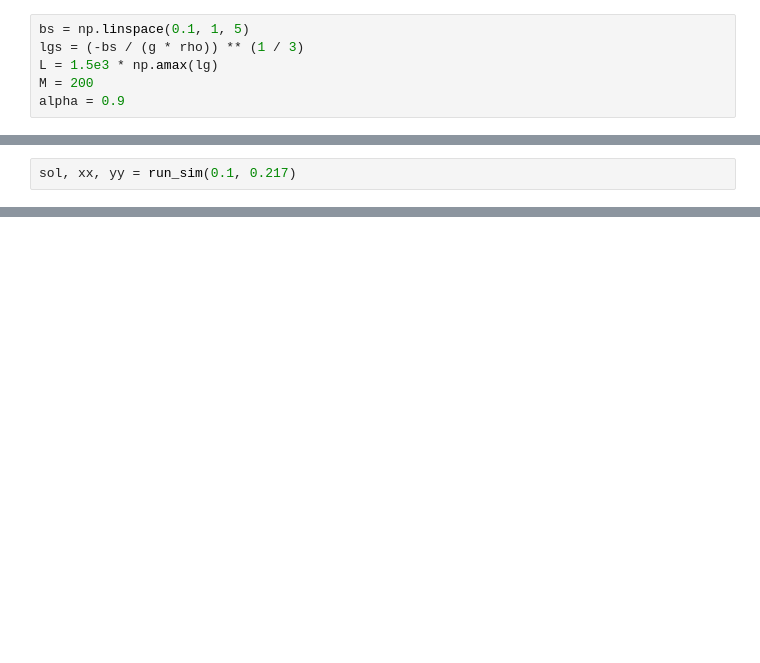
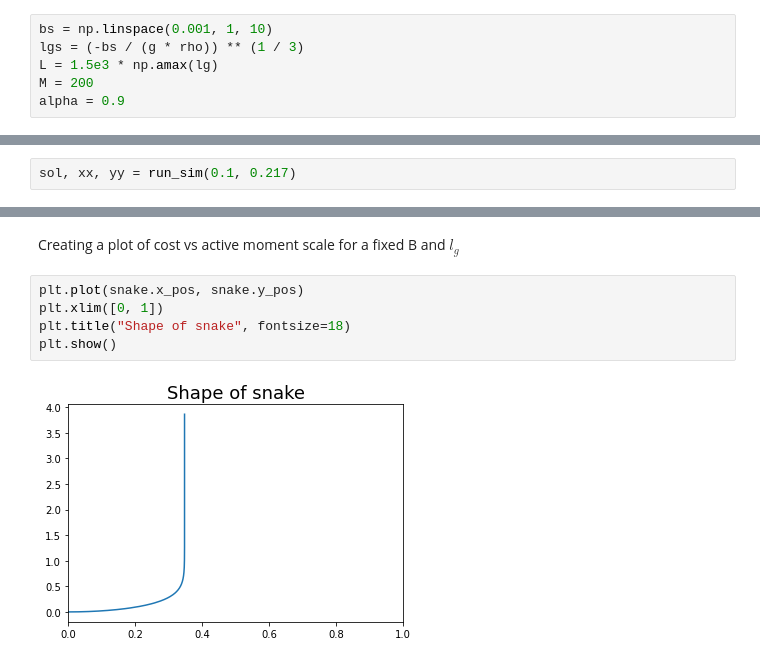
Before and after one commit to davenpi/stability, a Jupyter notebook: curvature_parametrized_torque.ipynb, the cells around one changed output, grey strips where cells are left out. Saved outputs shown, nothing was run; the diff lists cells and outputs as text; blank space fills up the shorter version.

```diff
--- a/curvature_parametrized_torque.ipynb
+++ b/curvature_parametrized_torque.ipynb
@@ -115,7 +117,7 @@ g = -9.8
 rho = 1
 l = 3
 # %%
-bs = np.linspace(0.1, 1, 5)
+bs = np.linspace(0.001, 1, 10)
 lgs = (-bs / (g * rho)) ** (1 / 3)
 L = 1.5e3 * np.amax(lg)
 M = 200
@@ -273,0 +278,9 @@ class Snake:
+# %% [markdown]
+Creating a plot of cost vs active moment scale for a fixed B and $l_g$
+# %%
+plt.plot(snake.x_pos, snake.y_pos)
+plt.xlim([0, 1])
+plt.title("Shape of snake", fontsize=18)
+plt.show()
+# %% [output]
+[figure, added]
```
Also changed, not shown: parts of 11 cells of this notebook.
